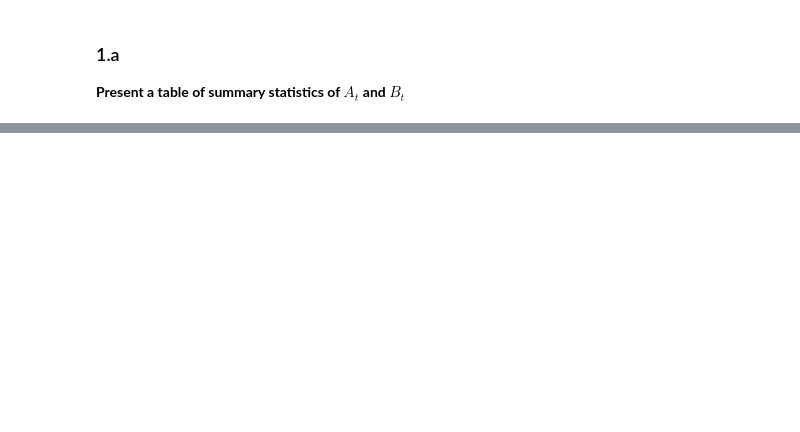
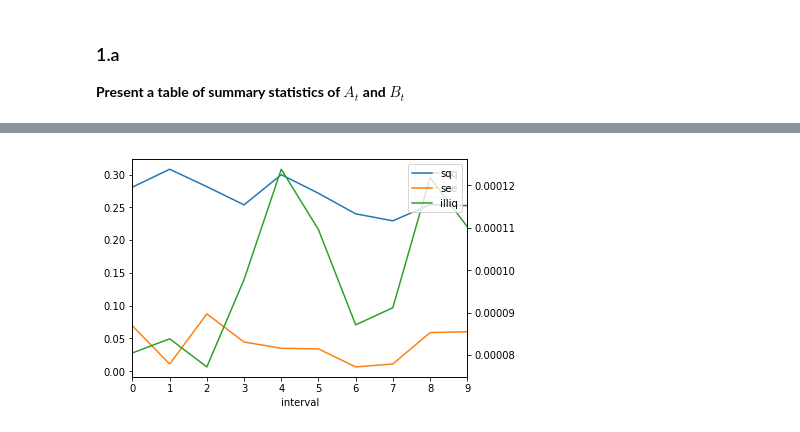
Before and after one commit to bormanjo/shift, a Jupyter notebook: notebooks/Assignment 1.ipynb, the cells around one changed output, grey strips where cells are left out. Cells and saved outputs as stored; diff of their text form; code cells hidden in the pictures; blank space fills up the shorter version.

```diff
--- a/notebooks/Assignment 1.ipynb
+++ b/notebooks/Assignment 1.ipynb
@@ -84,0 +168,3 @@ TypeError: 'shift.BestPrice' object is not callable
+# %%
+df["interval"] = df.reset_index().index.values // interval_size
+df.head()
@@ -84,0 +178,12 @@ TypeError: 'shift.BestPrice' object is not callable
+# %%
+S_Q = df.groupby(["interval"]).apply(get_quoted_spread)
+S_E = df.groupby(["interval"]).apply(get_avg_spread)
+illiq = df.groupby(["interval"]).apply(get_illiquidity)
+
+calcs = pd.DataFrame({
+    "sq": S_Q,
+    "se": S_E,
+    "illiq": illiq
+})
+
+calcs
@@ -84,0 +203,11 @@ TypeError: 'shift.BestPrice' object is not callable
+# %%
+ax1 = calcs[["sq", "se"]].plot()
+ax2 = calcs["illiq"].plot(secondary_y=True)
+
+h1, l1 = ax1.get_legend_handles_labels()
+h2, l2 = ax2.get_legend_handles_labels()
+
+plt.legend(h1 + h2, l1 + l2, loc = 1)
+plt.show()
+# %% [output]
+[figure, added]
```
Also changed, not shown: parts of 52 cells of this notebook, 5 other files.
